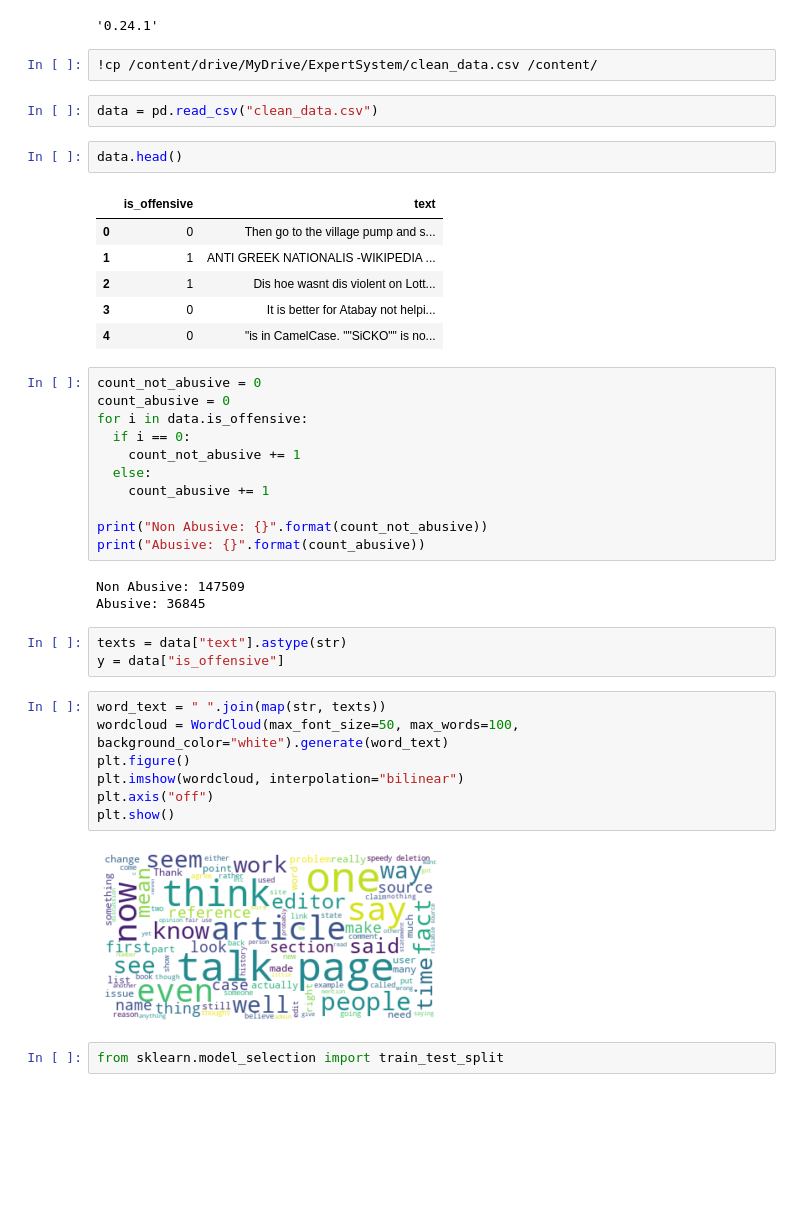
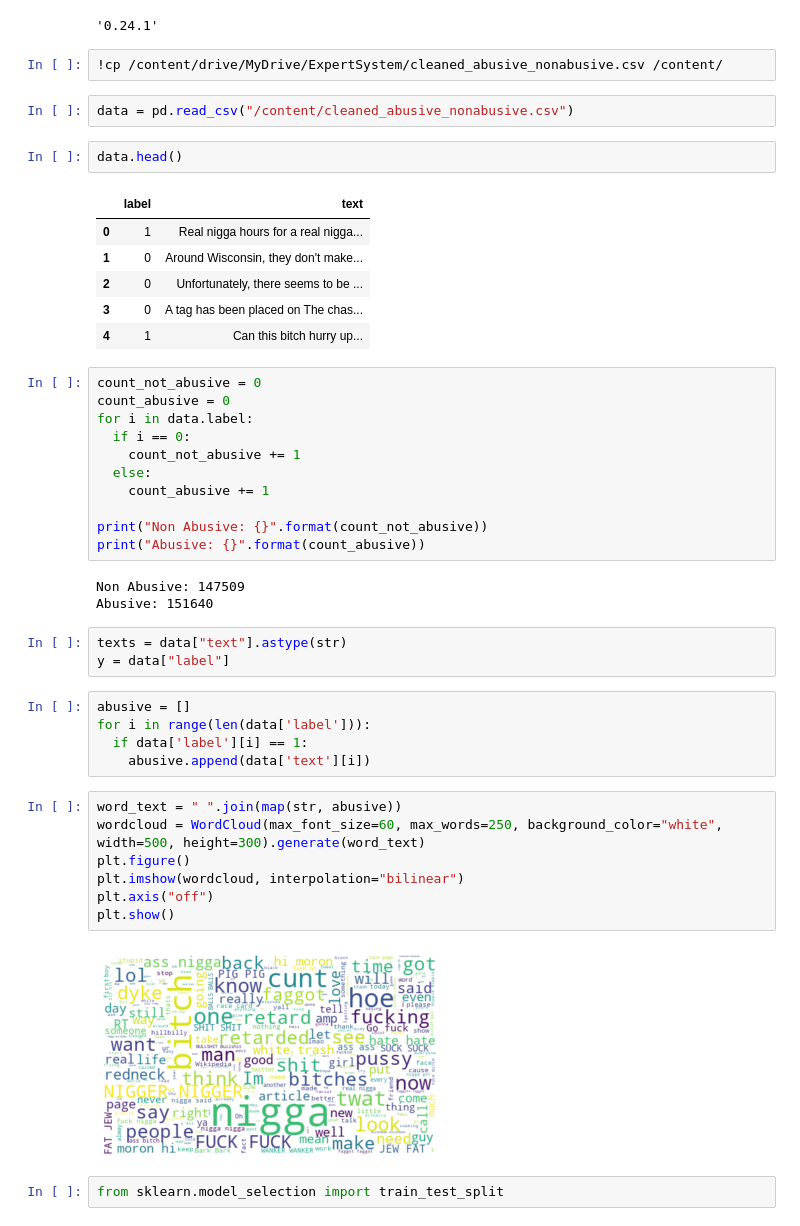
Before and after one commit to Sumit189/Abusive-Language-Detection, a Jupyter notebook: notebook/Abusive_Language_Detection.ipynb, the cells around one changed output. Saved outputs shown, nothing was run; the diff lists cells and outputs as text; blank space fills up the shorter version.

```diff
--- a/notebook/Abusive_Language_Detection.ipynb
+++ b/notebook/Abusive_Language_Detection.ipynb
@@ -34,22 +33,22 @@ sklearn.__version__
 # %% [output]
 '0.24.1'
 # %%
-!cp /content/drive/MyDrive/ExpertSystem/clean_data.csv /content/
+!cp /content/drive/MyDrive/ExpertSystem/cleaned_abusive_nonabusive.csv /content/
 # %%
-data = pd.read_csv("clean_data.csv")
+data = pd.read_csv("/content/cleaned_abusive_nonabusive.csv")
 # %%
 data.head()
 # %% [output]
-|  | is_offensive | text |
-| 0 | 0 | Then go to the village pump and s... |
-| 1 | 1 | ANTI GREEK NATIONALIS -WIKIPEDIA ... |
-| 2 | 1 | Dis hoe wasnt dis violent on Lott... |
-| 3 | 0 | It is better for Atabay not helpi... |
-| 4 | 0 | "is in CamelCase. ""SiCKO"" is no... |
+|  | label | text |
+| 0 | 1 | Real nigga hours for a real nigga... |
+| 1 | 0 | Around Wisconsin, they don't make... |
+| 2 | 0 | Unfortunately, there seems to be ... |
+| 3 | 0 | A tag has been placed on The chas... |
+| 4 | 1 | Can this bitch hurry up... |
 # %%
 count_not_abusive = 0
 count_abusive = 0
-for i in data.is_offensive:
+for i in data.label:
   if i == 0:
     count_not_abusive += 1
   else:
@@ -59,19 +58,24 @@ print("Non Abusive: {}".format(count_not_abusive))
 print("Abusive: {}".format(count_abusive))
 # %% [output]
 Non Abusive: 147509
-Abusive: 36845
+Abusive: 151640
 # %%
 texts = data["text"].astype(str)
-y = data["is_offensive"]
+y = data["label"]
+# %%
+abusive = []
+for i in range(len(data['label'])):
+  if data['label'][i] == 1:
+    abusive.append(data['text'][i])
 # %%
-word_text = " ".join(map(str, texts))
-wordcloud = WordCloud(max_font_size=50, max_words=100, background_color="white").generate(word_text)
+word_text = " ".join(map(str, abusive))
+wordcloud = WordCloud(max_font_size=60, max_words=250, background_color="white", width=500, height=300).generate(word_text)
 plt.figure()
 plt.imshow(wordcloud, interpolation="bilinear")
 plt.axis("off")
 plt.show()
 # %% [output]
-[figure, old version]
+[figure, new version]
 # %%
 from sklearn.model_selection import train_test_split
 # %%
```
Also changed, not shown: parts of 11 cells of this notebook.
